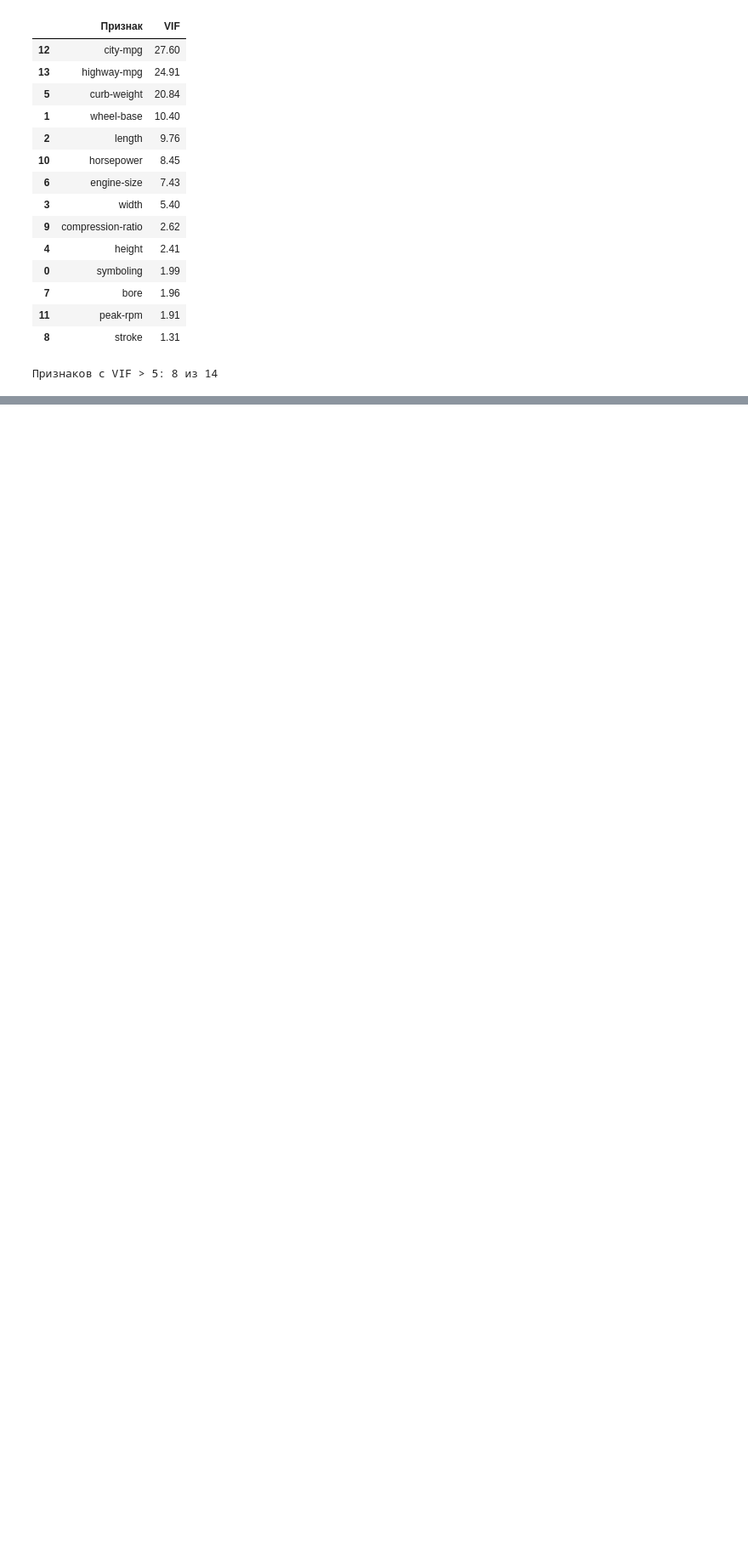
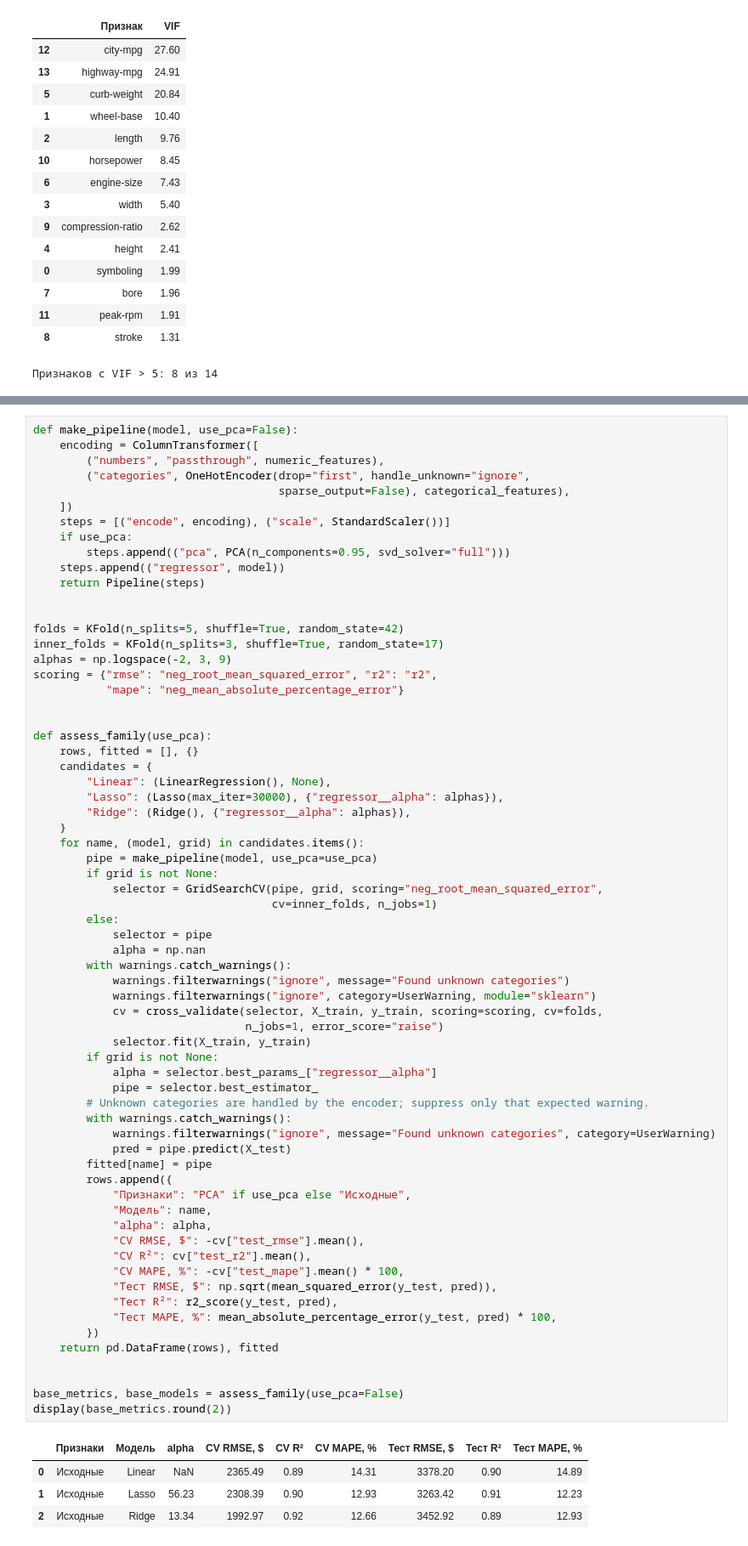
Before and after one commit to Dmewtriy/ML, a Jupyter notebook: lab1.ipynb, the cells around one changed output, grey strips where cells are left out. Shown at 85% size. Cells and saved outputs as stored; diff of their text form; blank space fills up the shorter version.

Commit message:
feat: compare linear lasso and ridge regression

```diff
--- a/lab1.ipynb
+++ b/lab1.ipynb
@@ -180,0 +189,71 @@ print(f"Признаков с VIF > 5: {(vif_table['VIF'] > 5).sum()} из {len(
+# %%
+def make_pipeline(model, use_pca=False):
+    encoding = ColumnTransformer([
+        ("numbers", "passthrough", numeric_features),
+        ("categories", OneHotEncoder(drop="first", handle_unknown="ignore",
+                                     sparse_output=False), categorical_features),
+    ])
+    steps = [("encode", encoding), ("scale", StandardScaler())]
+    if use_pca:
+        steps.append(("pca", PCA(n_components=0.95, svd_solver="full")))
+    steps.append(("regressor", model))
+    return Pipeline(steps)
+
+
+folds = KFold(n_splits=5, shuffle=True, random_state=42)
+inner_folds = KFold(n_splits=3, shuffle=True, random_state=17)
+alphas = np.logspace(-2, 3, 9)
+scoring = {"rmse": "neg_root_mean_squared_error", "r2": "r2",
+           "mape": "neg_mean_absolute_percentage_error"}
+
+
+def assess_family(use_pca):
+    rows, fitted = [], {}
+    candidates = {
+        "Linear": (LinearRegression(), None),
+        "Lasso": (Lasso(max_iter=30000), {"regressor__alpha": alphas}),
+        "Ridge": (Ridge(), {"regressor__alpha": alphas}),
+    }
+    for name, (model, grid) in candidates.items():
+        pipe = make_pipeline(model, use_pca=use_pca)
+        if grid is not None:
+            selector = GridSearchCV(pipe, grid, scoring="neg_root_mean_squared_error",
+                                    cv=inner_folds, n_jobs=1)
+        else:
+            selector = pipe
+            alpha = np.nan
+        with warnings.catch_warnings():
+            warnings.filterwarnings("ignore", message="Found unknown categories")
+            warnings.filterwarnings("ignore", category=UserWarning, module="sklearn")
+            cv = cross_validate(selector, X_train, y_train, scoring=scoring, cv=folds,
+                                n_jobs=1, error_score="raise")
+            selector.fit(X_train, y_train)
+        if grid is not None:
+            alpha = selector.best_params_["regressor__alpha"]
+            pipe = selector.best_estimator_
+        # Unknown categories are handled by the encoder; suppress only that expected warning.
+        with warnings.catch_warnings():
+            warnings.filterwarnings("ignore", message="Found unknown categories", category=UserWarning)
+            pred = pipe.predict(X_test)
+        fitted[name] = pipe
+        rows.append({
+            "Признаки": "PCA" if use_pca else "Исходные",
+            "Модель": name,
+            "alpha": alpha,
+            "CV RMSE, $": -cv["test_rmse"].mean(),
+            "CV R²": cv["test_r2"].mean(),
+            "CV MAPE, %": -cv["test_mape"].mean() * 100,
+            "Тест RMSE, $": np.sqrt(mean_squared_error(y_test, pred)),
+            "Тест R²": r2_score(y_test, pred),
+            "Тест MAPE, %": mean_absolute_percentage_error(y_test, pred) * 100,
+        })
+    return pd.DataFrame(rows), fitted
+
+
+base_metrics, base_models = assess_family(use_pca=False)
+display(base_metrics.round(2))
+# %% [output]
+|  | Признаки | Модель | alpha | CV RMSE, $ | CV R² | CV MAPE, % | Тест RMSE, $ | Тест R² | Тест MAPE, % |
+| 0 | Исходные | Linear | NaN | 2365.49 | 0.89 | 14.31 | 3378.20 | 0.90 | 14.89 |
+| 1 | Исходные | Lasso | 56.23 | 2308.39 | 0.90 | 12.93 | 3263.42 | 0.91 | 12.23 |
+| 2 | Исходные | Ridge | 13.34 | 1992.97 | 0.92 | 12.66 | 3452.92 | 0.89 | 12.93 |
```
Also changed, not shown: parts of 1 cell of this notebook.
